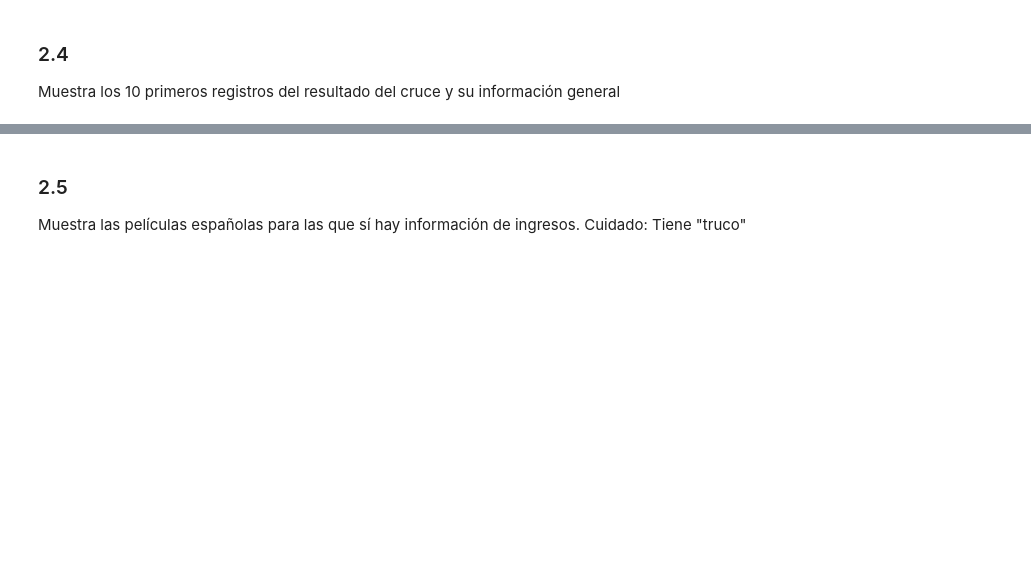
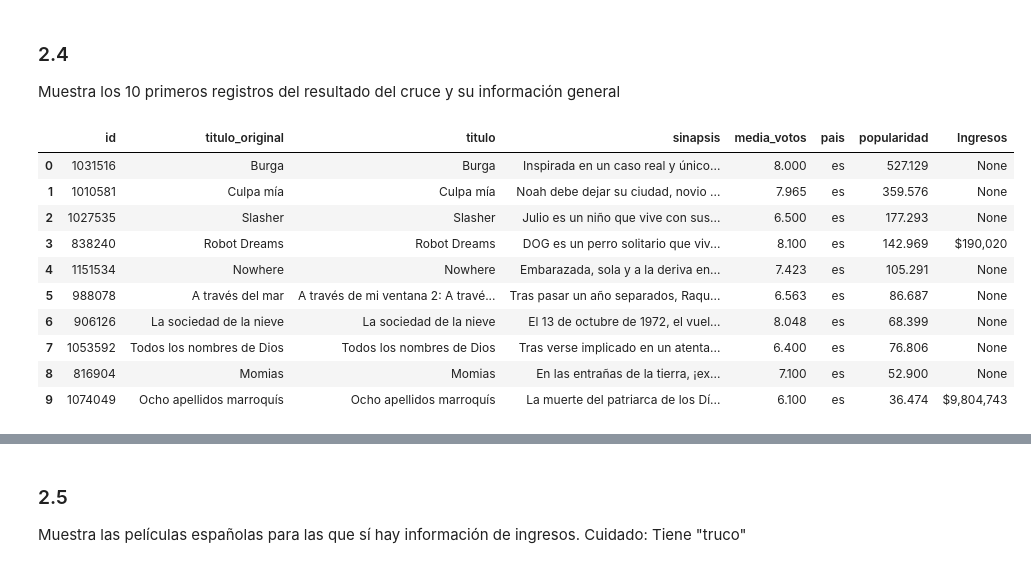
Before and after one commit to somm14/ONLINE_DS_THEBRIDGE_Soraya_M, a Jupyter notebook: 03_ Procesado_y_análisis_de_datos/Sprint_6/Unidad_1/Practica_obligatoria/18_Practica_Obligatoria_Scraping_API.ipynb, the cells around one changed output, grey strips where cells are left out. Saved outputs shown, nothing was run; the diff lists cells and outputs as text; code cells hidden in the pictures; blank space fills up the shorter version.

```diff
--- a/03_ Procesado_y_análisis_de_datos/Sprint_6/Unidad_1/Practica_obligatoria/18_Practica_Obligatoria_Scraping_API.ipynb
+++ b/03_ Procesado_y_análisis_de_datos/Sprint_6/Unidad_1/Practica_obligatoria/18_Practica_Obligatoria_Scraping_API.ipynb
@@ -475,3 +539,17 @@ Hora de volver a nuestro `DataFrame` de peliculas obtenido de la API. Pégale la
 # %% [markdown]
 ### 2.4
 Muestra los 10 primeros registros del resultado del cruce y su información general
+# %%
+df_join.head(10)
+# %% [output]
+|  | id | titulo_original | titulo | sinapsis | media_votos | pais | popularidad | Ingresos |
+| 0 | 1031516 | Burga | Burga | Inspirada en un caso real y único... | 8.000 | es | 527.129 | None |
+| 1 | 1010581 | Culpa mía | Culpa mía | Noah debe dejar su ciudad, novio ... | 7.965 | es | 359.576 | None |
+| 2 | 1027535 | Slasher | Slasher | Julio es un niño que vive con sus... | 6.500 | es | 177.293 | None |
+| 3 | 838240 | Robot Dreams | Robot Dreams | DOG es un perro solitario que viv... | 8.100 | es | 142.969 | $190,020 |
+| 4 | 1151534 | Nowhere | Nowhere | Embarazada, sola y a la deriva en... | 7.423 | es | 105.291 | None |
+| 5 | 988078 | A través del mar | A través de mi ventana 2: A travé... | Tras pasar un año separados, Raqu... | 6.563 | es | 86.687 | None |
+| 6 | 906126 | La sociedad de la nieve | La sociedad de la nieve | El 13 de octubre de 1972, el vuel... | 8.048 | es | 68.399 | None |
+| 7 | 1053592 | Todos los nombres de Dios | Todos los nombres de Dios | Tras verse implicado en un atenta... | 6.400 | es | 76.806 | None |
+| 8 | 816904 | Momias | Momias | En las entrañas de la tierra, ¡ex... | 7.100 | es | 52.900 | None |
+| 9 | 1074049 | Ocho apellidos marroquís | Ocho apellidos marroquís | La muerte del patriarca de los Dí... | 6.100 | es | 36.474 | $9,804,743 |
```
Also changed, not shown: parts of 22 cells of this notebook.
